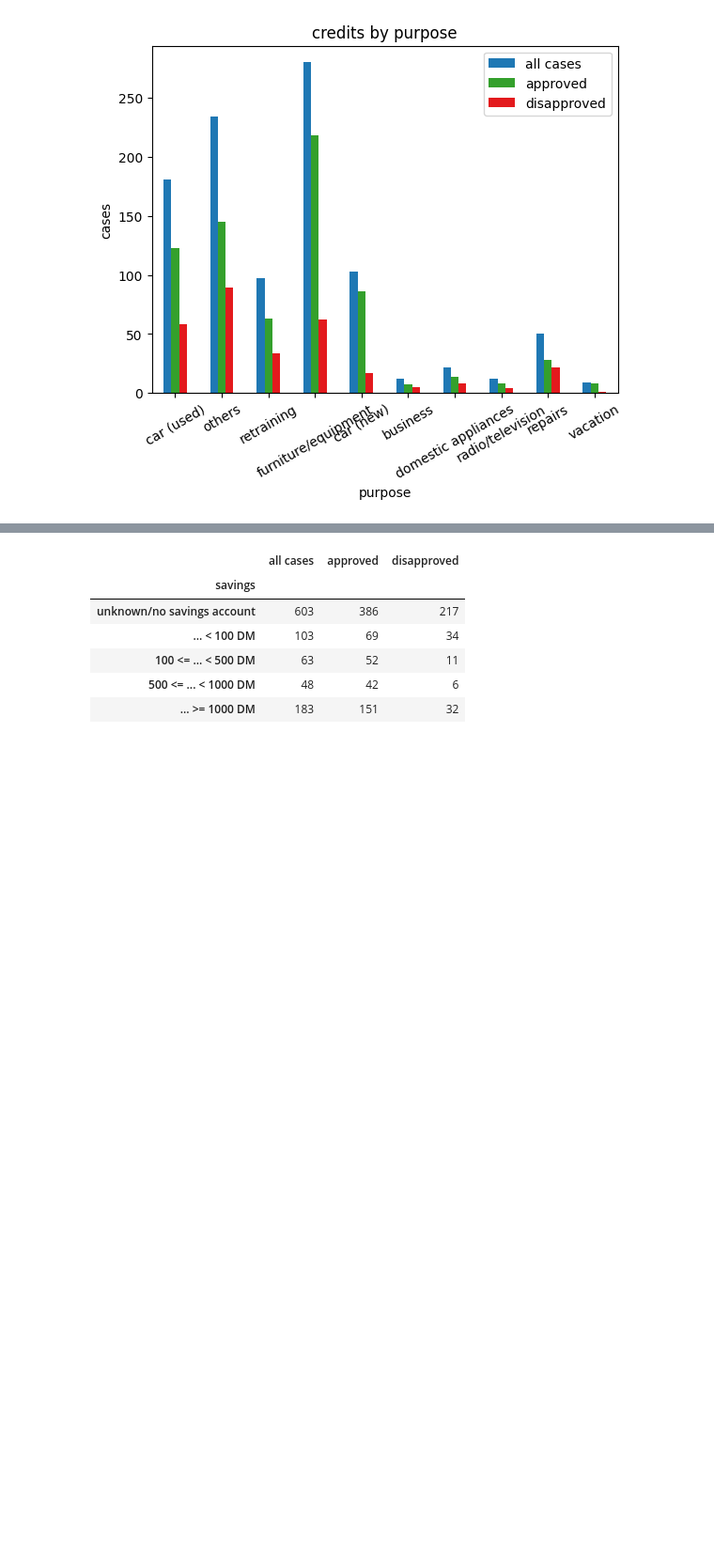
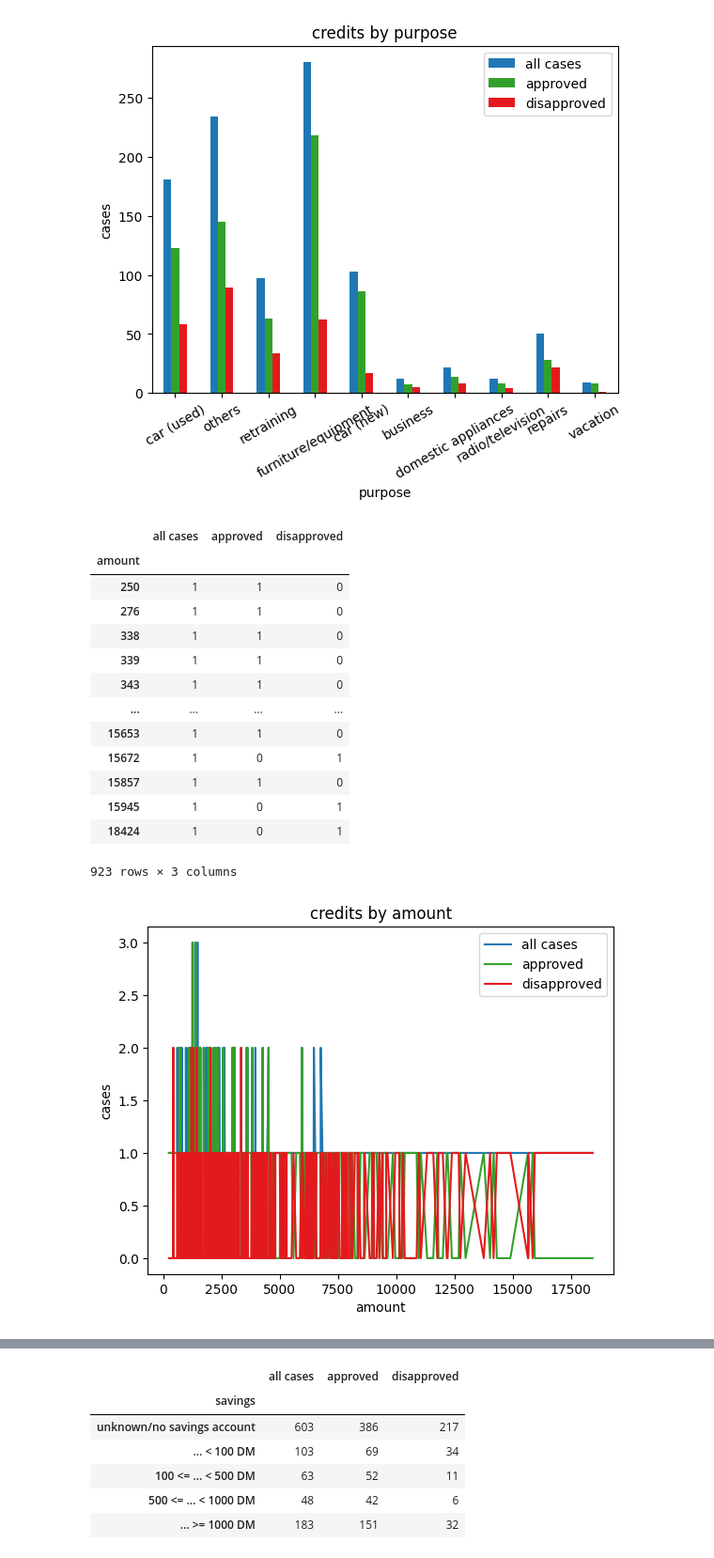
Before and after one commit to TimothyTur/BHS-test, a Jupyter notebook: СКБ201 Тур.ipynb, the cells around one changed output, grey strips where cells are left out. Shown at 94% size. Drawn from its saved outputs; the diff is of its cells as text; code cells hidden in the pictures; blank space fills up the shorter version.

```diff
--- a/СКБ201 Тур.ipynb
+++ b/СКБ201 Тур.ipynb
@@ -432,0 +432,23 @@ df1tmp
+# %%
+#amount
+df1tmp = df1[['amount', 'all cases', 'approved', 'disapproved']].groupby('amount').sum()
+#amount_fac = (df1tmp['disapproved']/df1tmp['all cases']).to_numpy()
+df1tmp.plot(color={'all cases': '#1f78b4', 'approved': '#34a02c', 'disapproved': '#e31a1d'},
+            ylabel = 'cases', title = 'credits by amount')
+df1tmp
+# %% [output]
+|  | all cases | approved | disapproved |
+| amount |  |  |  |
+| 250 | 1 | 1 | 0 |
+| 276 | 1 | 1 | 0 |
+| 338 | 1 | 1 | 0 |
+| 339 | 1 | 1 | 0 |
+| 343 | 1 | 1 | 0 |
+| ... | ... | ... | ... |
+| 15653 | 1 | 1 | 0 |
+| 15672 | 1 | 0 | 1 |
+| 15857 | 1 | 1 | 0 |
+| 15945 | 1 | 0 | 1 |
+| 18424 | 1 | 0 | 1 |
+923 rows × 3 columns
+[figure, added]
```
Also changed, not shown: parts of 22 cells of this notebook, 1 other file.
